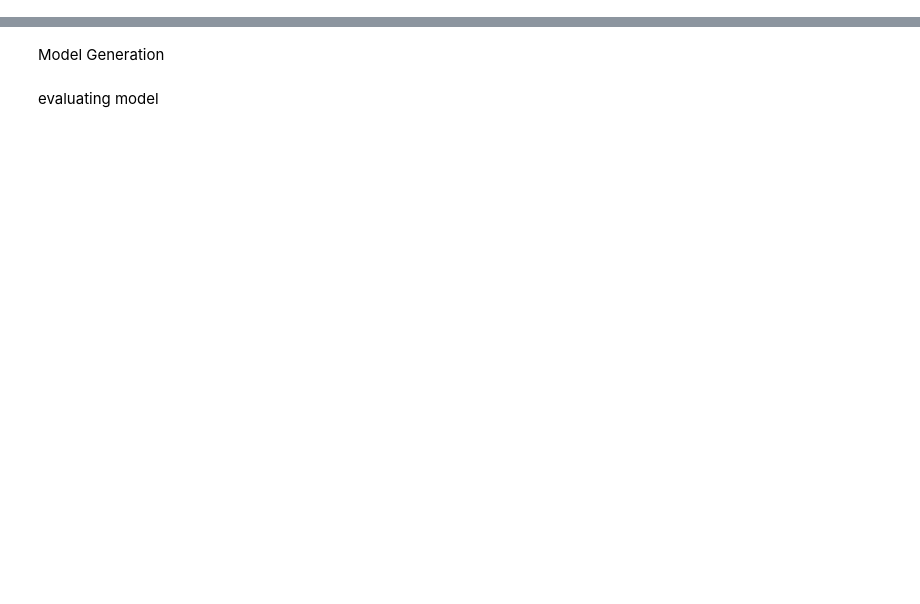
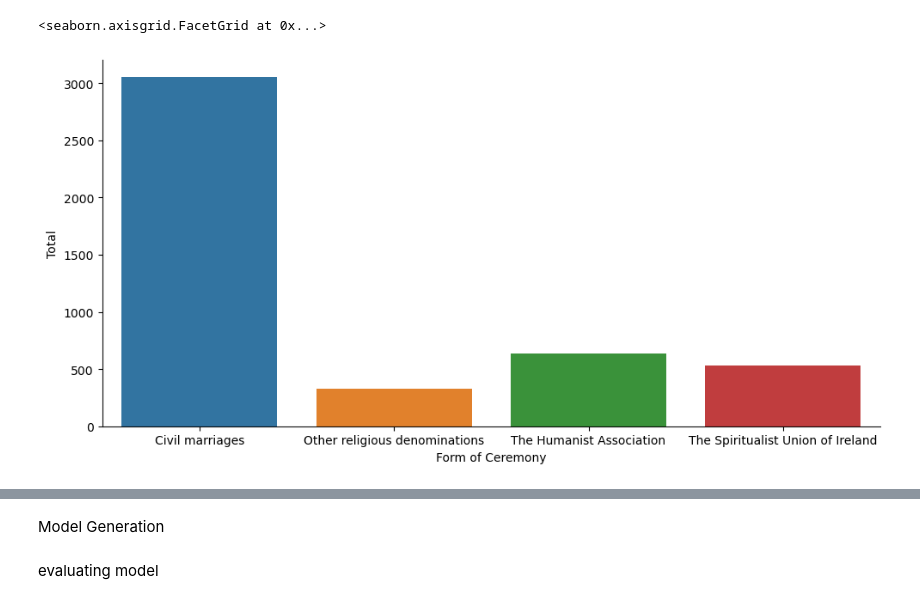
Before and after one commit to EdMendoza93/2023162, a Jupyter notebook: MSC_DA_CA1.ipynb, the cells around one changed output, grey strips where cells are left out. Drawn from its saved outputs; the diff is of its cells as text; code cells hidden in the pictures; blank space fills up the shorter version.

```diff
--- a/MSC_DA_CA1.ipynb
+++ b/MSC_DA_CA1.ipynb
@@ -60,6 +177,12 @@ marriages_df
 # %%
-marriages_df['totalMarriages'] = 0
-
+#Here I decided to create a new columns, totalMarriages, in order to make it possible I mixed the use of if statements
+#from programming class in week 3 and also week 4 'Loops', also creating new columns as seeing in the other classes.
+#basically I am using for in to go through all the years and assigning a value to new variables if they follow
+#the condition, then I use if statements to create the new columns, here I found it was not possible to do only
+#as I learned since  Jupyter it was requiring to input .any() but I did not know where to so I read and watched a
+#video to be able to do so.
+#Unknown autor and date, Truth value of a series is ambiguous. use a.empty, a.bool(), a.item(), a.any() or a.all() (no date) W3docs. Available at: https://www.w3docs.com/snippets/python/truth-value-of-a-series-is-ambiguous-use-a-empty-a-bool-a-item-a-any-or-a-all.html
+#Base, K. (2022) Pandas : Truth value of a series is ambiguous. use a.empty, a.bool(), a.item(), a.any() or a.all(), YouTube. Available at: https://www.youtube.com/watch?v=frd25uuYl2g (Accessed: 12AD).
 for year in range(2016, 2023):
     maleSum = (marriages_df['Year'] == year) & (marriages_df['Sex'] == 'Male')
     femaleSum = (marriages_df['Year'] == year) & (marriages_df['Sex'] == 'Female')
@@ -77,5 +204,5 @@ marriages_df['Form of Ceremony'].unique()
 # %%
-marriages_df['totalTypeOfCeremony'] = 0
+#Here I am creating a new column totalTypeOfCeremony, using the same structure from the way I created a new colum earlier
 
 for year in range(2016, 2023):
     maleOtherCeremonySum =  (marriages_df['Sex'] == 'Male')& (marriages_df['Form of Ceremony'] == 'Other religious denominations')
@@ -144 +279,12 @@ plt.xlabel("Form of Ceremony")
+# %%
+ceremonies = marriages_df.groupby('Form of Ceremony')['Total'].sum().reset_index()
+
+sns.catplot(x='Form of Ceremony', y='Total', kind='bar', data=ceremonies, aspect=2)
+
+#Here I had to learn why the code was not working as I wanted, after reading I managed to output totals of
+#categoricals, I became able to play with two columns and plot with catplot
+#Zach (2021) How to perform a GroupBy sum in pandas (with examples), Statology. Available at: https://www.statology.org/pandas-groupby-sum/
+# %% [output]
+<seaborn.axisgrid.FacetGrid at 0x...>
+[figure, added]
 # %%
```
Also changed, not shown: parts of 119 cells of this notebook.
